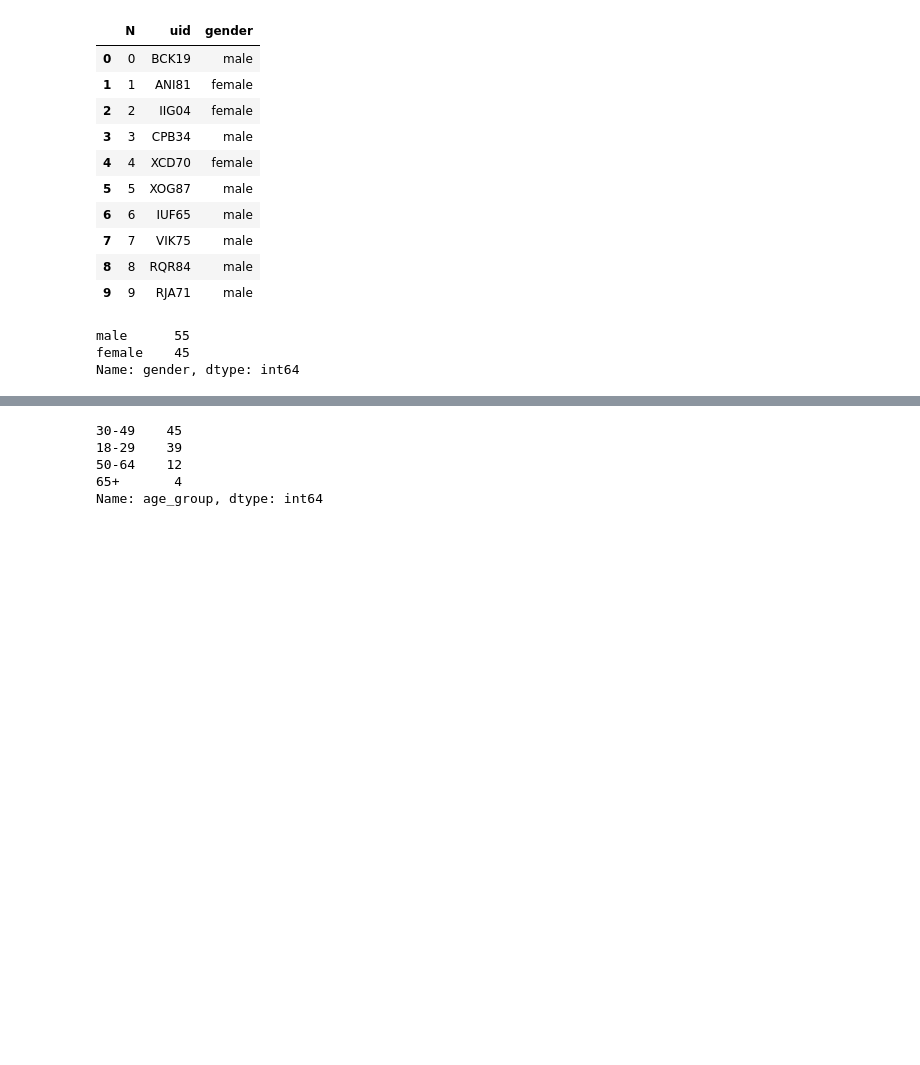
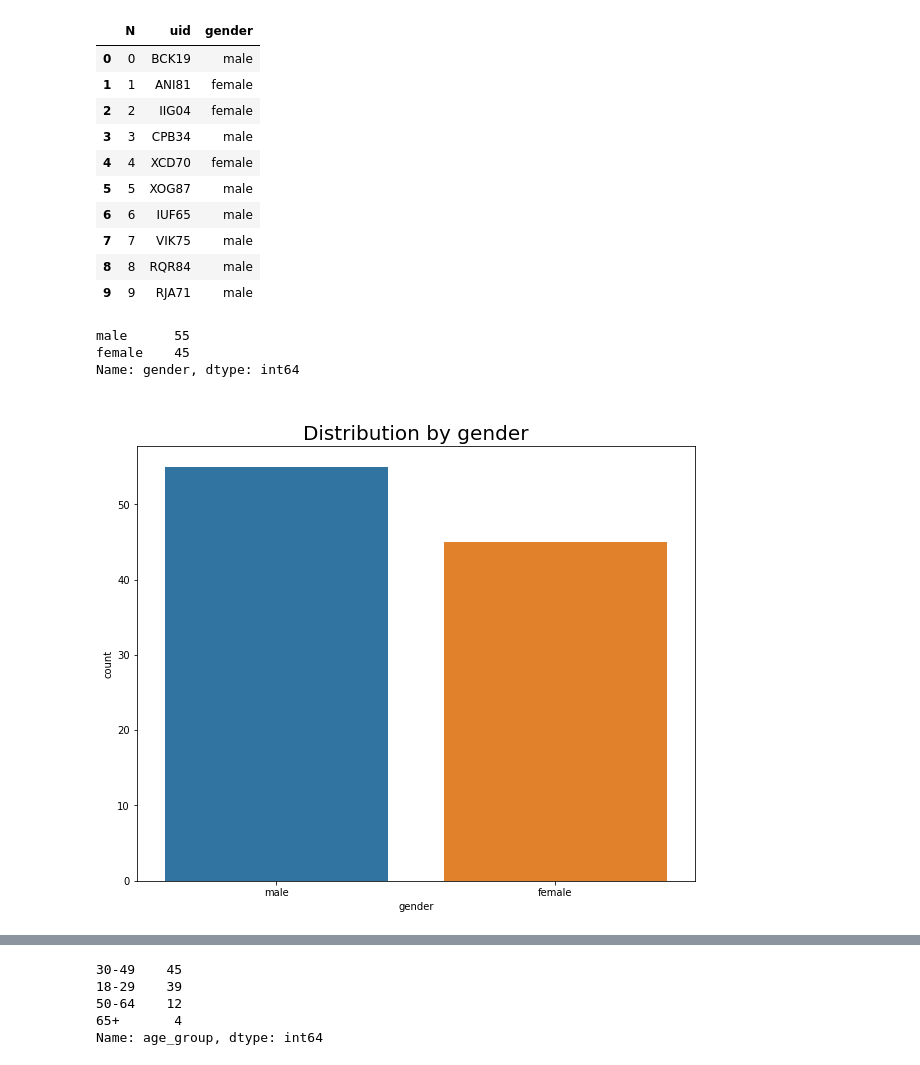
Before and after one commit to angelinka/programming_for_DA_project, a Jupyter notebook: audiobooks.ipynb, the cells around one changed output, grey strips where cells are left out. Drawn from its saved outputs; the diff is of its cells as text; code cells hidden in the pictures; blank space fills up the shorter version.

```diff
--- a/audiobooks.ipynb
+++ b/audiobooks.ipynb
@@ -62,6 +62,10 @@ from numpy.random import default_rng
 
 # Seed value 123 is set for reproduceable random data
 rng = default_rng(seed=123)
+
+
+# set global style for seaborn plots
+sns.set_style("darkgrid")
 # %% [markdown]
 ### User ID
 I decided that we do not need to know the names of our audiobook service members as it will not add any value into analysis. So instead, we going to distinguish them by their user ID. To generate random user ID, we going to choose 3 random letters and add two random digits to it. We going to add 100 users to our database.
@@ -125,6 +129,14 @@ df['gender'].value_counts()
 male      55
 female    45
 Name: gender, dtype: int64
+# %%
+# set figure size
+plt.rcParams["figure.figsize"] = (10,8)
+sns.countplot(x= 'gender', data=df)
+# set title
+plt.title("\nDistribution by gender", size=20);
+# %% [output]
+[figure, added]
 # %% [markdown]
 ### Age groups
 
```
Also changed, not shown: parts of 6 cells of this notebook, 1 other file.
